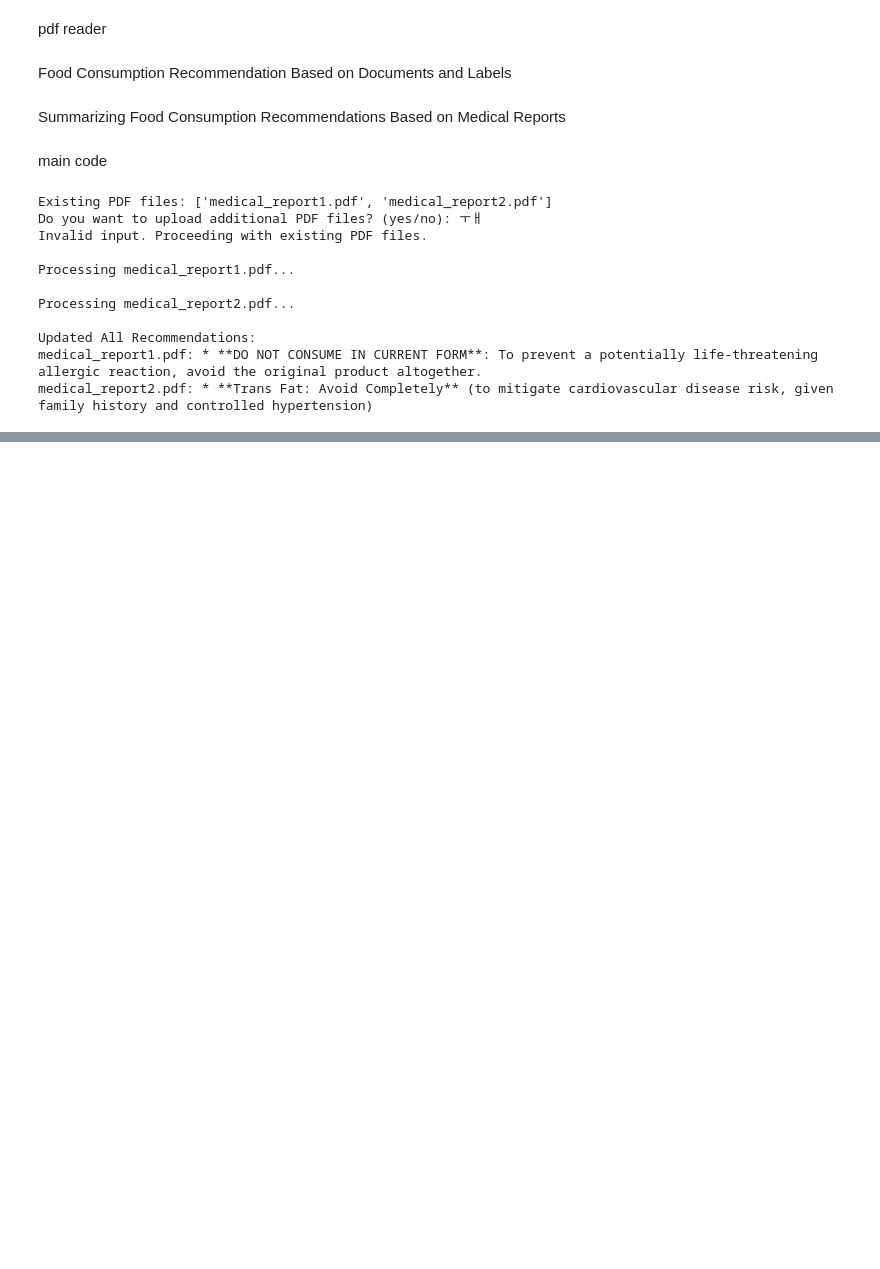
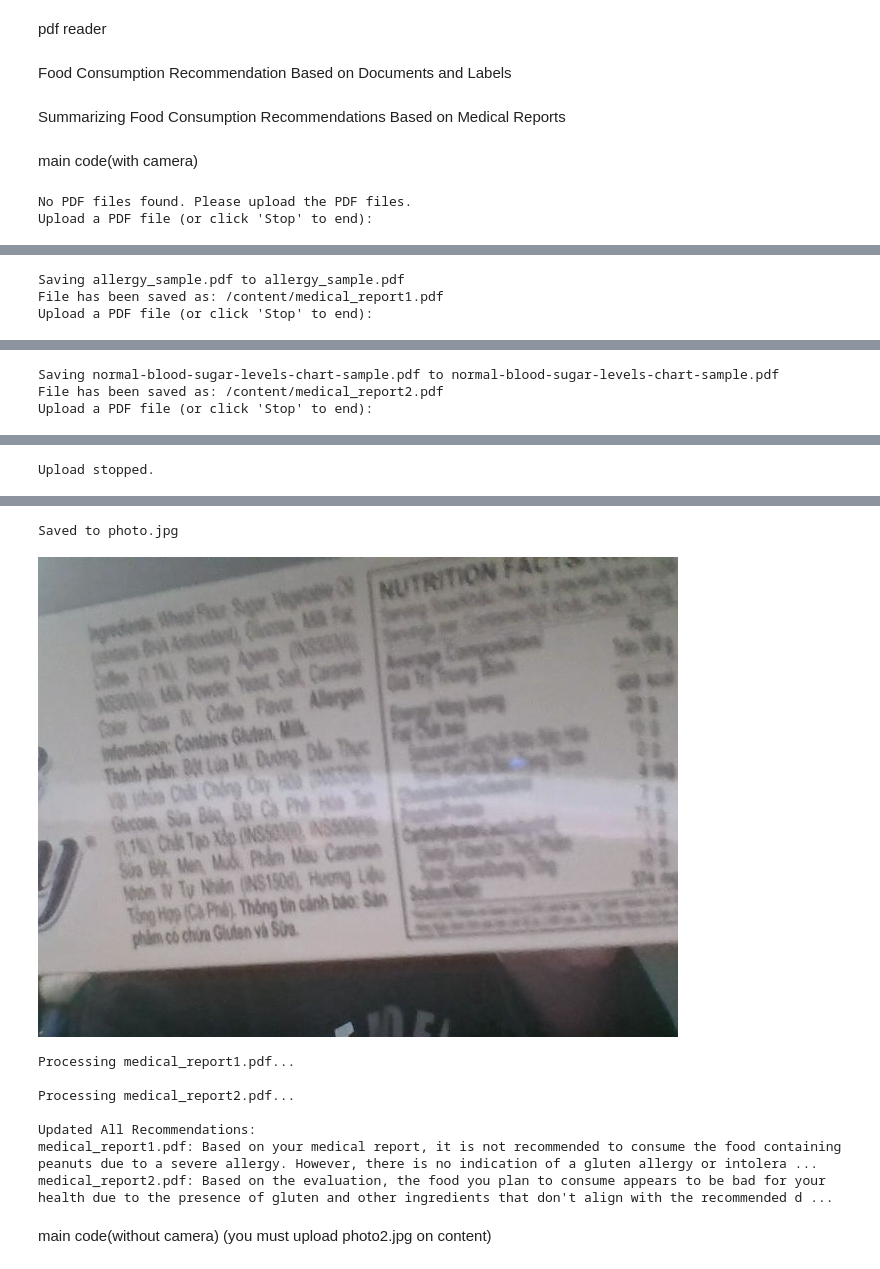
Before and after one commit to malmong/nvidia-healthcare-assistant, a Jupyter notebook: nvidia_project.ipynb, the cells around one changed output, grey strips where cells are left out. Cells and saved outputs as stored; diff of their text form; code cells hidden in the pictures; blank space fills up the shorter version.

```diff
--- a/nvidia_project.ipynb
+++ b/nvidia_project.ipynb
@@ -141,7 +123,7 @@ import shutil
 # NVAI endpoint for the ocdrnet NIM
 nvai_url = "https://ai.api.nvidia.com/v1/cv/nvidia/ocdrnet"
 
-header_auth = f"Bearer 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"
+header_auth = f"Bearer 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"
 
 def _upload_asset(input, description):
     """
@@ -302,7 +284,7 @@ def recommend_food_based_on_labels(documents, labels):
     nest_asyncio.apply()
 
     # Set the NVIDIA API key
-    os.environ["NVIDIA_API_KEY"] = "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"
+    os.environ["NVIDIA_API_KEY"] = "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"
 
     # Initialize the model
     llm = NVIDIA(model="nvidia/llama-3.1-nemotron-70b-instruct")
@@ -338,7 +320,7 @@ def recommend_food_based_on_labels_last(all_recommendations):
     nest_asyncio.apply()
 
     # Set the NVIDIA API key
-    os.environ["NVIDIA_API_KEY"] = "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"
+    os.environ["NVIDIA_API_KEY"] = "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"
 
     # Initialize the model
     llm = NVIDIA(model="nvidia/llama-3.1-nemotron-70b-instruct")
@@ -372,10 +354,12 @@ def recommend_food_based_on_labels_last(all_recommendations):
 
     return recommendations_summary
 # %% [markdown]
-main code
+main code(with camera)
 # %%
 import os
 from IPython.display import Image
+
+nvidia_api_key = "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"
 
 # Directory path where the PDF files are stored
 pdf_directory = '/content/'
@@ -475,14 +459,5 @@ try:
 except Exception as err:
     print(f"Error processing recommendations: {str(err)}")
 # %% [output]
-Existing PDF files: ['medical_report1.pdf', 'medical_report2.pdf']
-Do you want to upload additional PDF files? (yes/no): ㅜㅐ
-Invalid input. Proceeding with existing PDF files.
-
-Processing medical_report1.pdf...
-
-Processing medical_report2.pdf...
-
-Updated All Recommendations:
-medical_report1.pdf: * **DO NOT CONSUME IN CURRENT FORM**: To prevent a potentially life-threatening allergic reaction, avoid the original product altogether.
-medical_report2.pdf: * **Trans Fat: Avoid Completely** (to mitigate cardiovascular disease risk, given family history and controlled hypertension)
+No PDF files found. Please upload the PDF files.
+Upload a PDF file (or click 'Stop' to end):
@@ -488,0 +465,3 @@ medical_report2.pdf: * **Trans Fat: Avoid Completely** (to mitigate cardiovascul
+Saving allergy_sample.pdf to allergy_sample.pdf
+File has been saved as: /content/medical_report1.pdf
+Upload a PDF file (or click 'Stop' to end):
@@ -488,0 +469,3 @@ medical_report2.pdf: * **Trans Fat: Avoid Completely** (to mitigate cardiovascul
+Saving normal-blood-sugar-levels-chart-sample.pdf to normal-blood-sugar-levels-chart-sample.pdf
+File has been saved as: /content/medical_report2.pdf
+Upload a PDF file (or click 'Stop' to end):
@@ -488,0 +473 @@ medical_report2.pdf: * **Trans Fat: Avoid Completely** (to mitigate cardiovascul
+Upload stopped.
@@ -488,0 +475,11 @@ medical_report2.pdf: * **Trans Fat: Avoid Completely** (to mitigate cardiovascul
+Saved to photo.jpg
+[figure, added]
+Processing medical_report1.pdf...
+
+Processing medical_report2.pdf...
+
+Updated All Recommendations:
+medical_report1.pdf: Based on your medical report, it is not recommended to consume the food containing peanuts due to a severe allergy. However, there is no indication of a gluten allergy or intolera ...
+medical_report2.pdf: Based on the evaluation, the food you plan to consume appears to be bad for your health due to the presence of gluten and other ingredients that don't align with the recommended d ...
+# %% [markdown]
+main code(without camera) (you must upload photo2.jpg on content)
```
Also changed, not shown: parts of 3 cells of this notebook.
